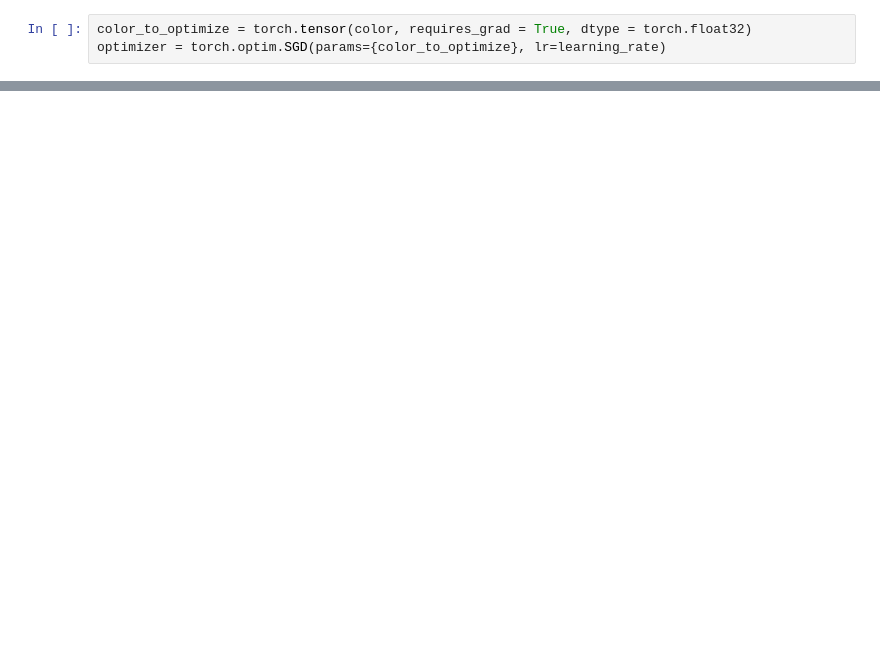
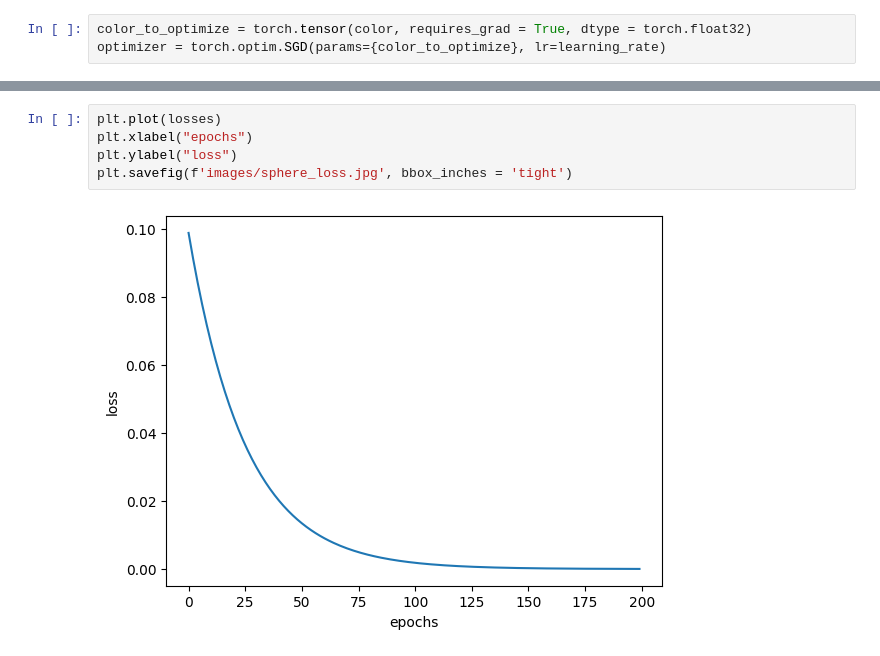
Before and after one commit to stanleyedward/nerf_pytorch_lightning, a Jupyter notebook: sphere_color.ipynb, the cells around one changed output, grey strips where cells are left out. Cells and saved outputs as stored; diff of their text form; blank space fills up the shorter version.

```diff
--- a/sphere_color.ipynb
+++ b/sphere_color.ipynb
@@ -64,0 +109,7 @@ KeyboardInterrupt:
+# %%
+plt.plot(losses)
+plt.xlabel("epochs")
+plt.ylabel("loss")
+plt.savefig(f'images/sphere_loss.jpg', bbox_inches = 'tight')
+# %% [output]
+[figure, added]
```
Also changed, not shown: parts of 5 cells of this notebook, 24 other files.
